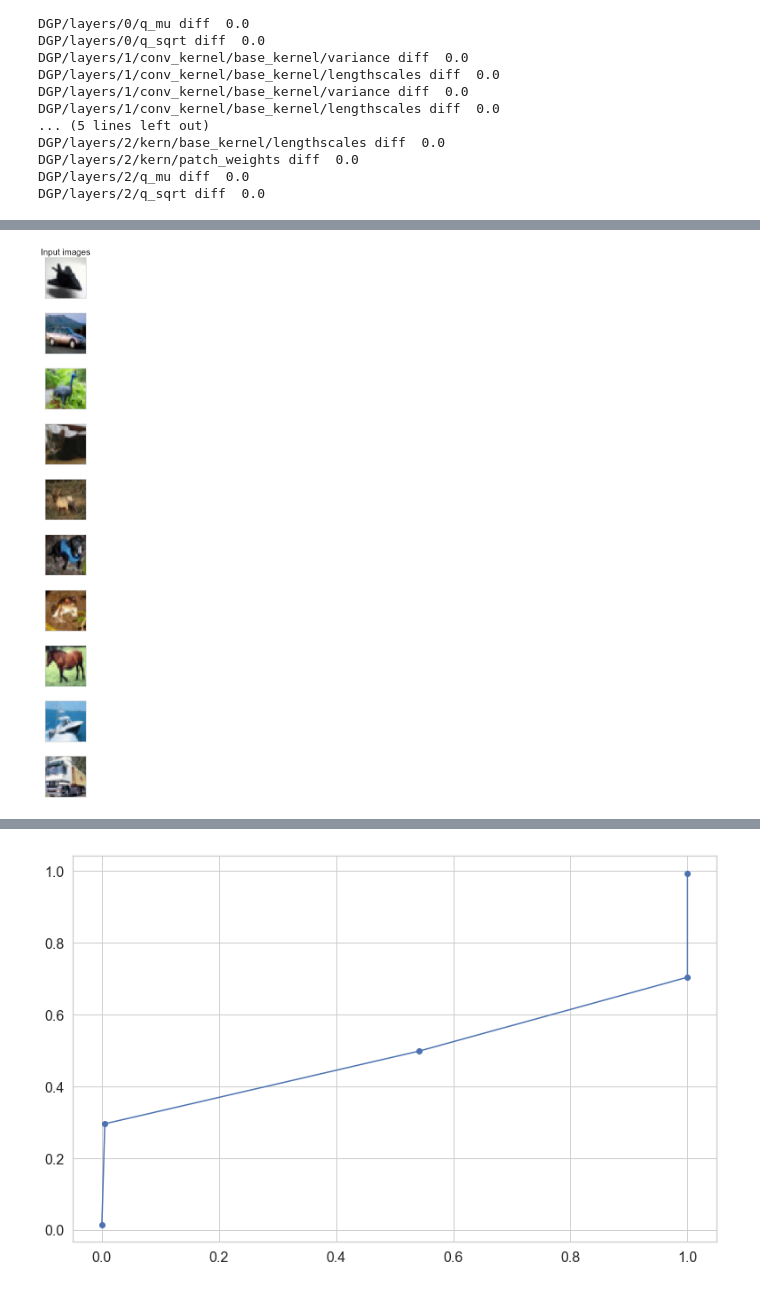
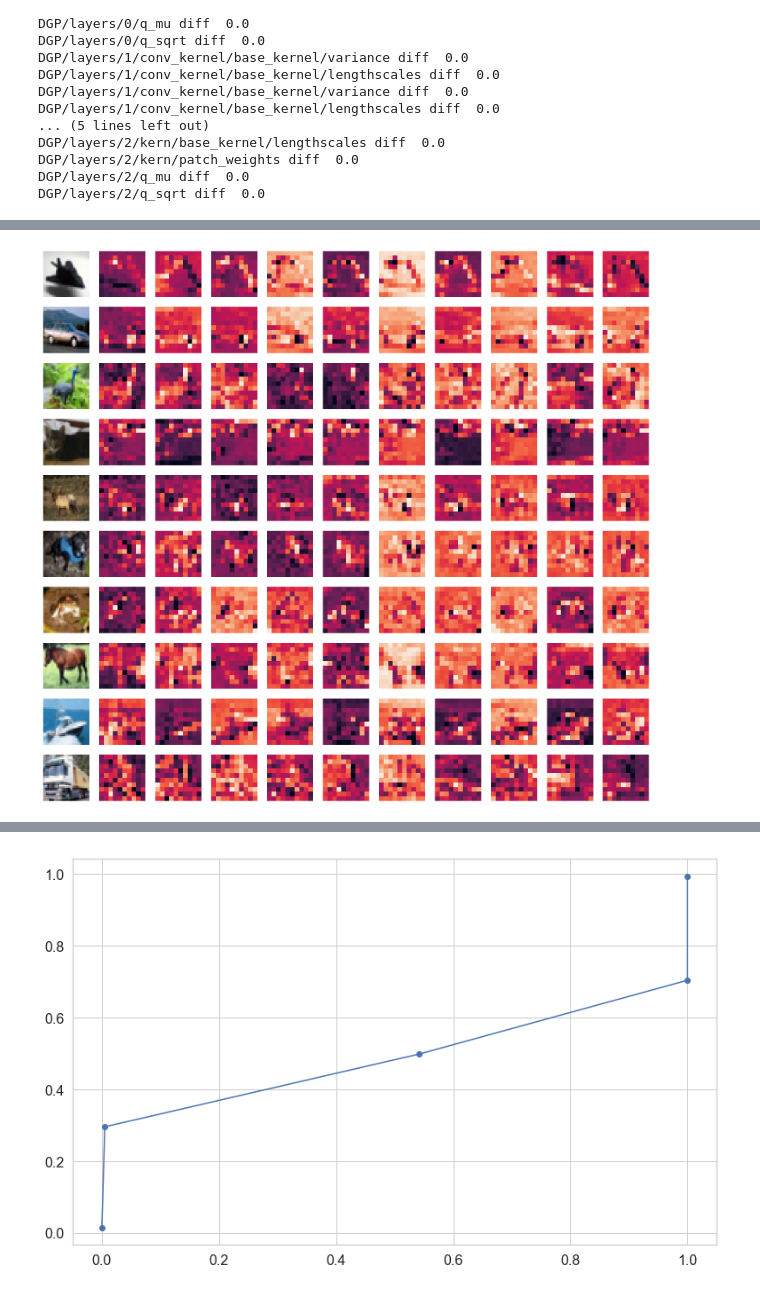
Before and after one commit to kekeblom/DeepCGP, a Jupyter notebook: notebooks/Inspect.ipynb, the cells around one changed output, grey strips where cells are left out. Drawn from its saved outputs; the diff is of its cells as text; code cells hidden in the pictures.

```diff
--- a/notebooks/Inspect.ipynb
+++ b/notebooks/Inspect.ipynb
@@ -177,13 +198,25 @@ for i in range(10):
 # %%
 from sklearn import manifold
 # %%
-embedder = umap.UMAP(n_components=2)
-dim = 32*32*3
-embedder = embedder.fit(by_classes.reshape(640, dim))
+labels = (
+    'airplane',
+    'automobile',
+    'bird',
+    'cat',
+    'deer',
+    'dog',
+    'frog',
+    'horse',
+    'ship',
+    'truck'
+    )
+def plot_images(images, size, loc, title):
+    axis = plt.subplot2grid(size, loc=loc)
+    embedder = umap.UMAP(n_components=2)
+    dim = np.prod(images.shape[2:])
+    embedder = embedder.fit(images.reshape(images.shape[1] * images.shape[0], dim))
 
-plt.title("UMAP embeddings of original images")
-for class_index in range(10):
-    class_embedded = embedder.transform(by_classes[class_index].reshape(64, dim))
-    plt.scatter(class_embedded[:, 0], class_embedded[:, 1], label="Class {}".format(class_index))
-
-plt.legend();
+    plt.title(title)
+    for class_index in range(10):
+        class_embedded = embedder.transform(images[class_index].reshape(64, dim))
+        plt.scatter(class_embedded[:, 0], class_embedded[:, 1], label=labels[class_index])
@@ -230,16 +232,22 @@ plt.legend();
 # %%
-figure = plt.figure(figsize=(2, 20))
+n_feature_maps = 10
+figure = plt.figure(figsize=(11 * 2, 20))
 for class_index in range(10):
-    axis = plt.subplot2grid((10, 1), loc=(class_index, 0))
-    if class_index == 0:
-        axis.set_title("Input images")
+    axis = plt.subplot2grid((10, 1 + n_feature_maps), loc=(class_index, 0))
     axis.xaxis.set_visible(False)
     axis.yaxis.set_visible(False)
     image = by_classes[class_index, 0, :, :, :] * std + mean
     axis.imshow(image)
+    for feature_map in range(0, n_feature_maps):
+        axis = plt.subplot2grid((10, 1+ n_feature_maps), loc=(class_index, 1 + feature_map))
+        axis.xaxis.set_visible(False)
+        axis.yaxis.set_visible(False)
+        image = layer1[class_index, 0, :, :, feature_map]
+        axis.imshow(image)
 
 plt.tight_layout();
+# The "x-axis" of the grid represents different feature maps and the "y-axis" are activations over different classes.
 # %% [output]
-[figure, old version]
+[figure, new version]
 # %%
 n_feature_maps = 10
```
Also changed, not shown: parts of 14 cells of this notebook.
